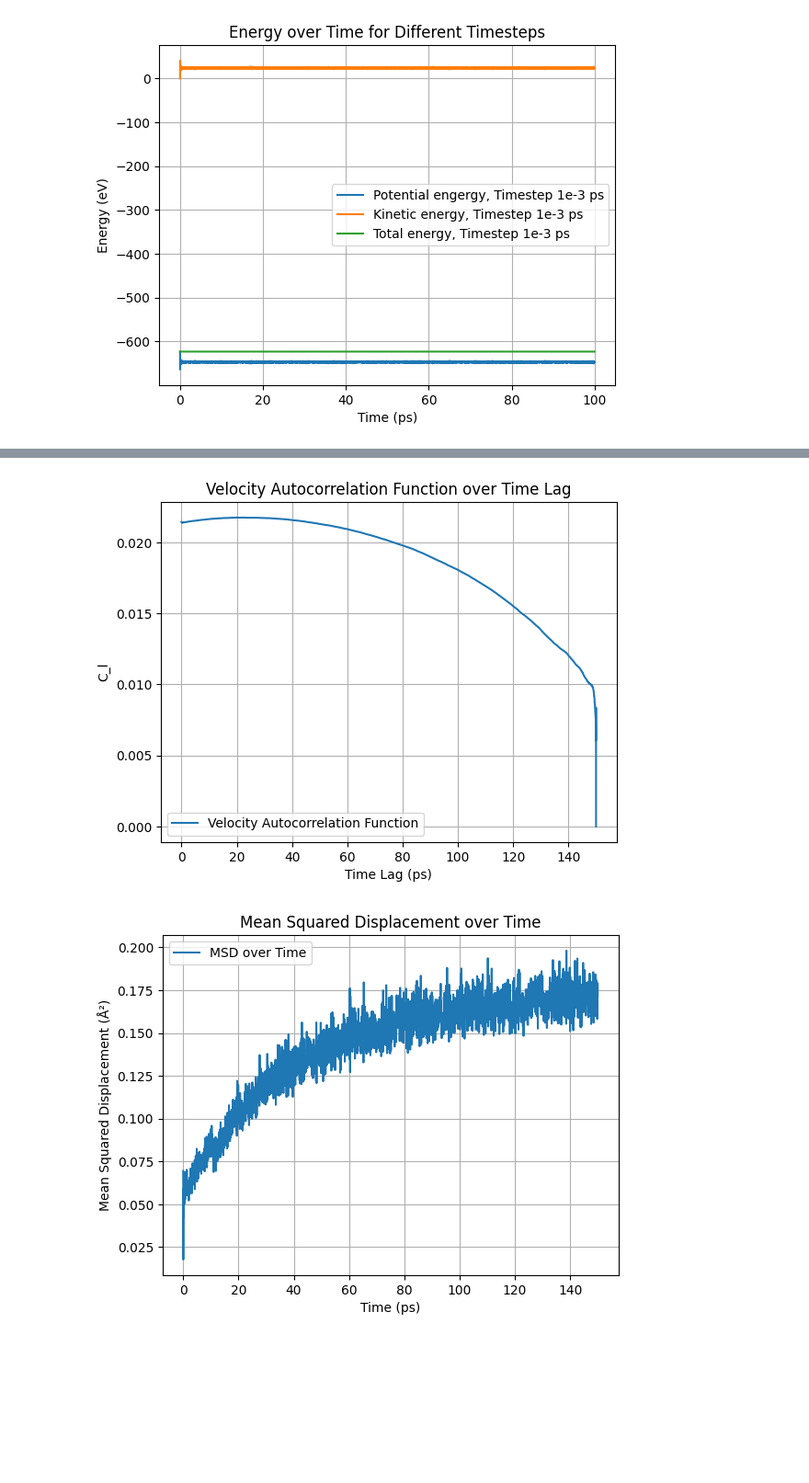
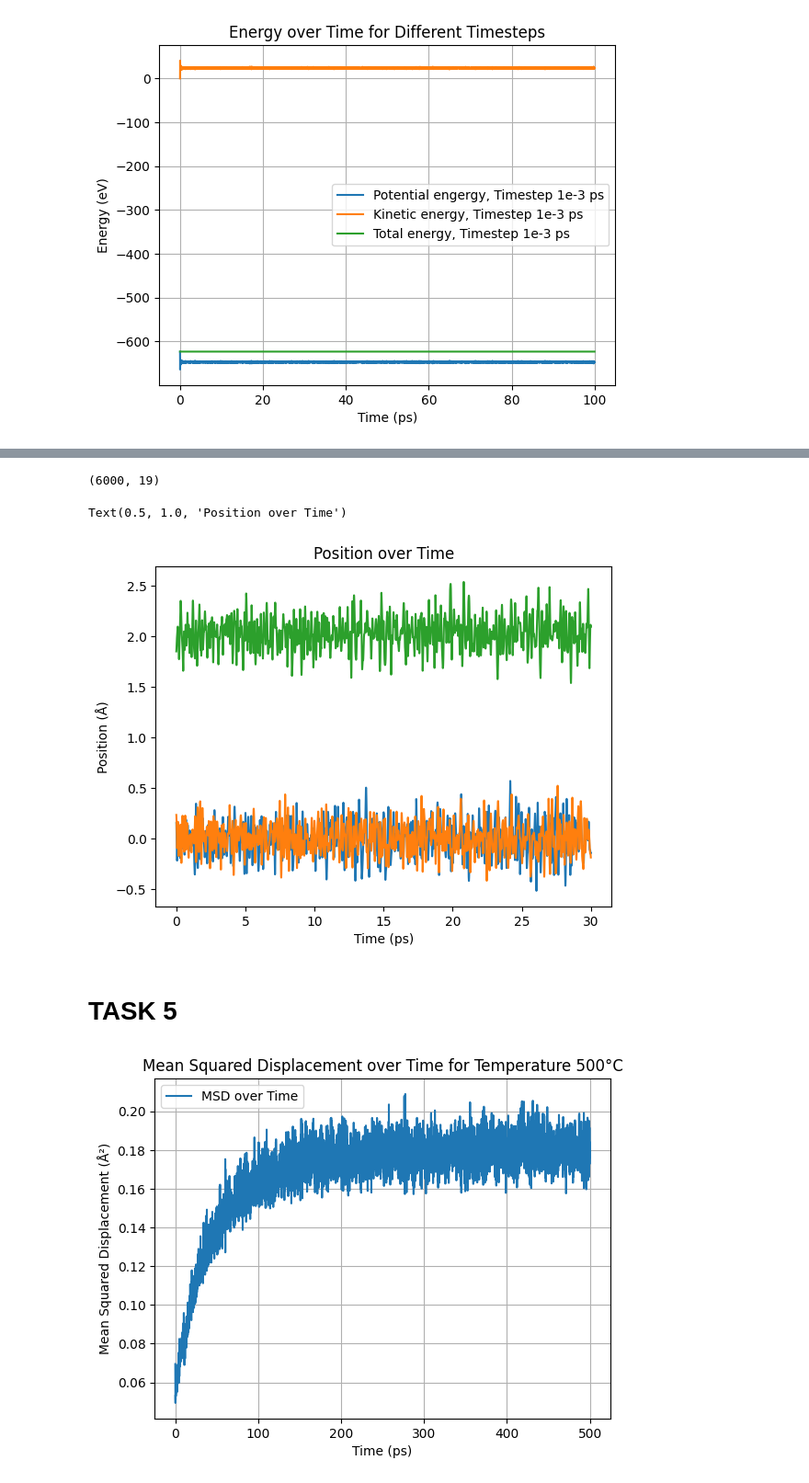
Before and after one commit to RichardBlucher/fka122-Exercises, a Jupyter notebook: fka122-Exercises1/Home-assignment/H1/visual.ipynb, the cells around one changed output, grey strips where cells are left out. Shown at 92% size. Saved outputs shown, nothing was run; the diff lists cells and outputs as text; code cells hidden in the pictures; blank space fills up the shorter version.

```diff
--- a/fka122-Exercises1/Home-assignment/H1/visual.ipynb
+++ b/fka122-Exercises1/Home-assignment/H1/visual.ipynb
@@ -174,36 +225,49 @@ plt.plot(data_array[:,0], data_array[:,1], label='Lattice Constant (Å)')
+# %%
+plt.plot(data_array[:,0], data_array[:,5], label='x-position')
+plt.plot(data_array[:,0], data_array[:,6], label='y-position')
+plt.plot(data_array[:,0], data_array[:,7], label='z-position')
+
+plt.xlabel('Time (ps)')
+plt.ylabel('Position (Å)')
+plt.title('Position over Time')
+# %% [output]
+(6000, 19)
+Text(0.5, 1.0, 'Position over Time')
+[figure, added]
+# %% [markdown]
+# TASK 5
 # %%
 data = pd.read_csv('task5a_simulation_values.csv', header=None)
 data_array = data.to_numpy()
 
-C_l=[]
+""" C_l=[]
 C_l_temp=0
 
 for i in range(len(data_array[:,0])):
     C_l_temp=0
     for j in range (len(data_array[:,0])-i-1):
 
         C_l_temp += (data_array[j,1]*data_array[j+i,1])
     C_l_temp /= (len(data_array[:,0])-i)
     C_l.append(C_l_temp)
     C_l_temp=0
 
 
 
 
 plt.plot(data_array[:,0], C_l, label='Velocity Autocorrelation Function')
 plt.xlabel('Time Lag (ps)')
 plt.ylabel('C_l')
 plt.title('Velocity Autocorrelation Function over Time Lag')
 plt.legend()
 plt.grid()
-plt.show()
+plt.show() """
 plt.plot(data_array[:,0], data_array[:,1], label='MSD over Time')
 plt.xlabel('Time (ps)')
 plt.ylabel('Mean Squared Displacement (Å²)')
-plt.title('Mean Squared Displacement over Time')
+plt.title('Mean Squared Displacement over Time for Temperature 500°C')
 plt.legend()
 plt.grid()
 plt.show()
 # %% [output]
-[figure, old version]
+[figure, new version]
-[figure, removed]
```
Also changed, not shown: parts of 14 cells of this notebook, 4 other files.
